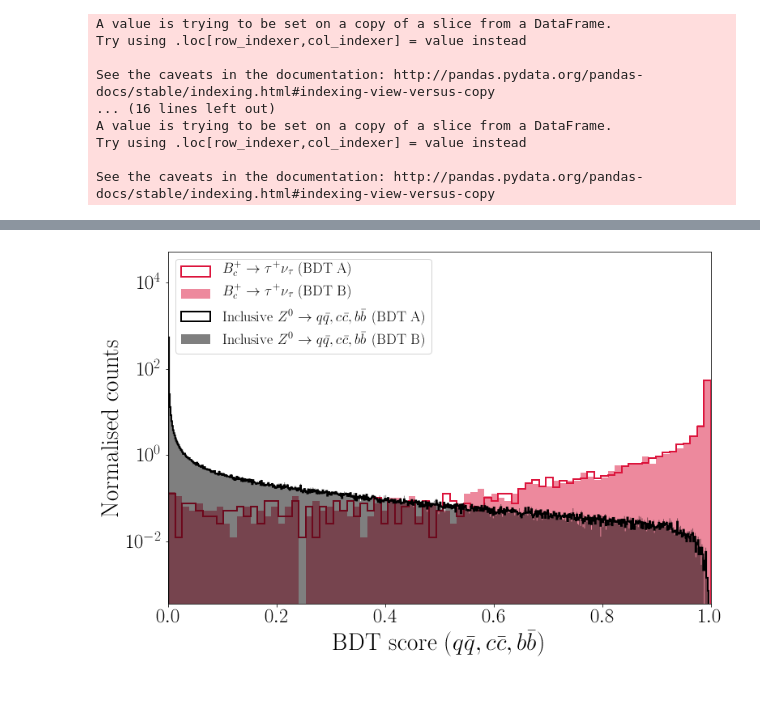
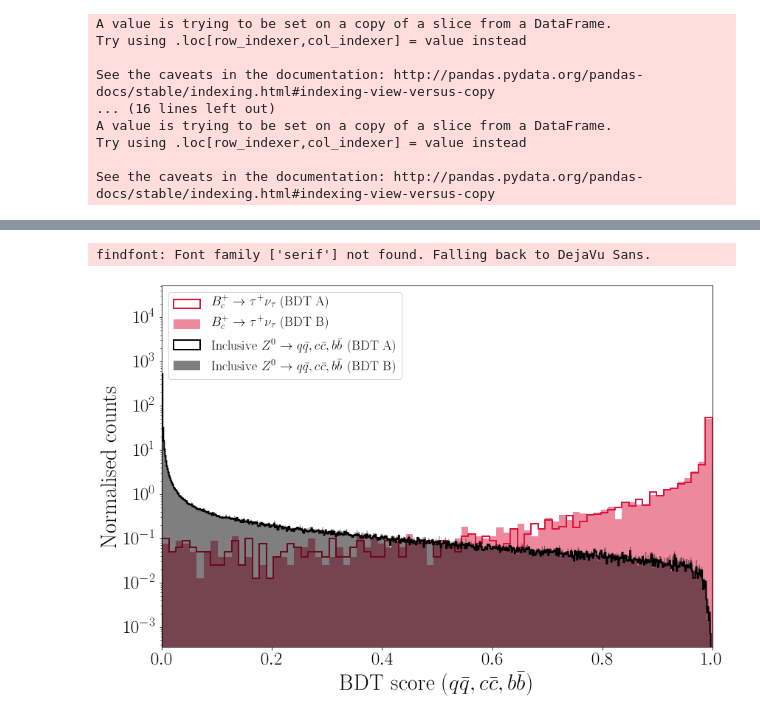
Before and after one commit to donalhill/fcc_python_tools, a Jupyter notebook: analysis/Bc2TauNu/mva_all_inclusive.ipynb, the cells around one changed output, grey strips where cells are left out. Drawn from its saved outputs; the diff is of its cells as text; code cells hidden in the pictures; blank space fills up the shorter version.

```diff
--- a/analysis/Bc2TauNu/mva_all_inclusive.ipynb
+++ b/analysis/Bc2TauNu/mva_all_inclusive.ipynb
@@ -284,25 +287,27 @@ KS score for background A vs. B: 0.010092844765689557
 # %%
 fig, ax = plt.subplots(figsize=(12,8))
 xmin = 0
 xmax = 1
 bins_bkg = int(np.sqrt(len(bkg_A)))
 bins_sig = int(np.sqrt(len(sig_A)))
 plt.hist(sig_A["BDT_all"],bins=bins_sig,range=(xmin,xmax),density=True,color="crimson",histtype='step',linewidth=2,label="$B_c^+ \\to \\tau^+ \\nu_\\tau$ (BDT A)")
 plt.hist(sig_B["BDT_all"],bins=bins_sig,range=(xmin,xmax),density=True,color="crimson",histtype='stepfilled',alpha=0.5,linewidth=2,label="$B_c^+ \\to \\tau^+ \\nu_\\tau$ (BDT B)")
 plt.hist(bkg_tot["BDT_all"],bins=bins_bkg,range=(xmin,xmax),density=True,color="k",histtype='step',linewidth=2,label="Inclusive $Z^0 \\to q\\bar{q},c\\bar{c},b\\bar{b}$ (BDT A)")
 plt.hist(bkg_B["BDT_all"],bins=bins_bkg,range=(xmin,xmax),density=True,color="k",histtype='stepfilled',alpha=0.5,linewidth=2,label="Inclusive $Z^0 \\to q\\bar{q},c\\bar{c},b\\bar{b}$ (BDT B)")
 ax.tick_params(axis='both', which='major', labelsize=25)
 plt.xlim(xmin,xmax)
 plt.xlabel("BDT score ($q\\bar{q},c\\bar{c},b\\bar{b}$)",fontsize=30)
 plt.ylabel("Normalised counts",fontsize=30)
 plt.yscale('log')
 ymin,ymax = plt.ylim()
 plt.ylim(ymin,50*ymax)
 plt.legend(fontsize=18, loc="upper left")
+plt.tight_layout()
 plt.show()
 fig.savefig(f"{loc.PLOTS}/Bc2TauNu_vs_inclusive_Zuds_cc_bb_BDT.pdf")
 # %% [output]
+findfont: Font family ['serif'] not found. Falling back to DejaVu Sans.
-[figure, old version]
+[figure, new version]
 # %%
 #Save signal sample to ROOT file
 df_sig_out = read_root(f"{path}/Bc2TauNu_Zuds_BDT_Zcc_BDT_Zbb_BDT.root","events")
```
Also changed, not shown: parts of 6 cells of this notebook, 2 other files.
